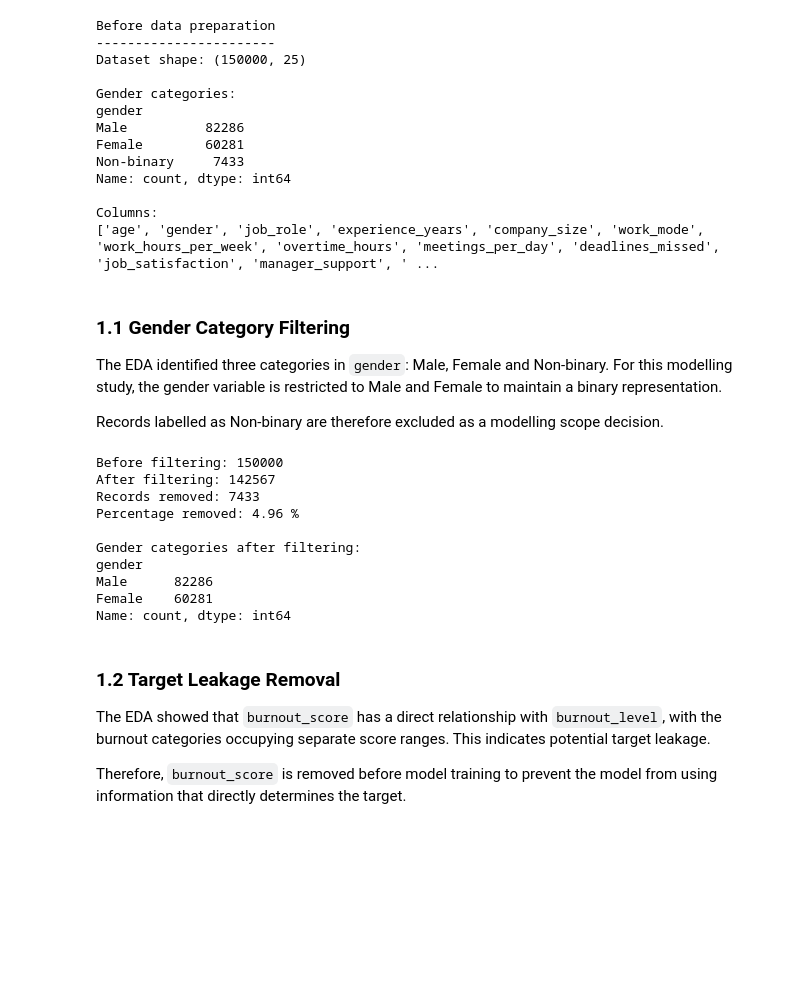
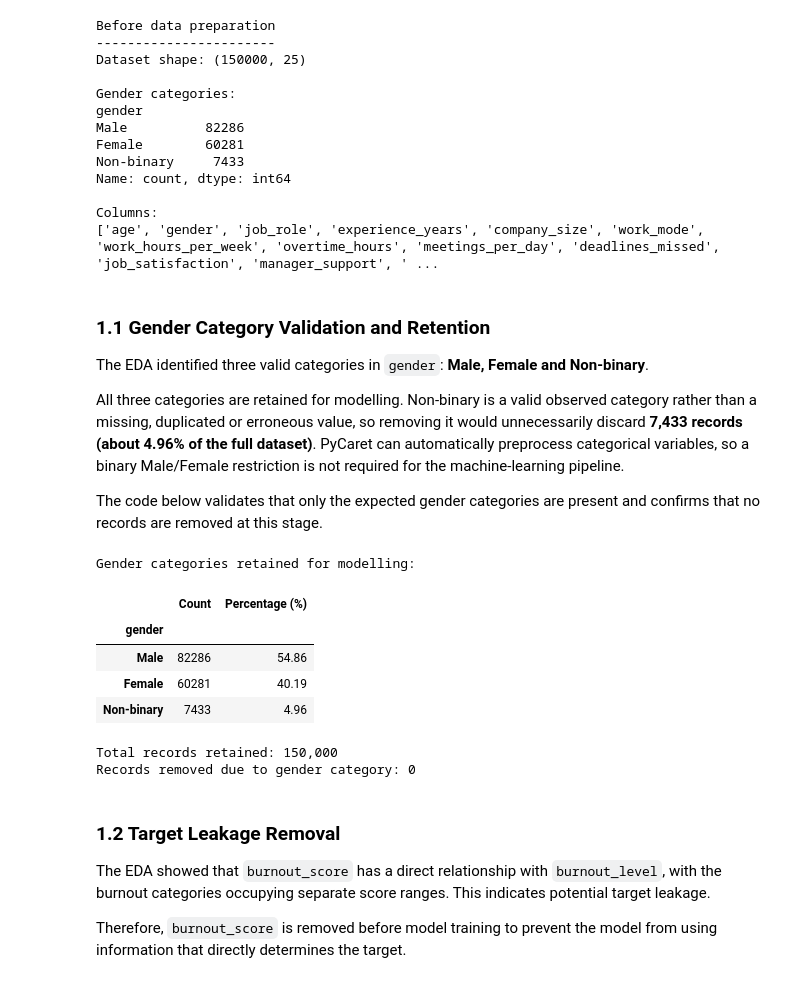
Before and after one commit to KingBisky/IT3385_Team5_Assignment, a Jupyter notebook: notebooks/Kang Bin/KangBin_Task1&2_Final.ipynb, the cells around one changed output. Drawn from its saved outputs; the diff is of its cells as text; code cells hidden in the pictures; blank space fills up the shorter version.

```diff
--- a/notebooks/Kang Bin/KangBin_Task1&2.ipynb
+++ b/notebooks/Kang Bin/KangBin_Task1&2_Final.ipynb
@@ -798,45 +800,44 @@ Name: count, dtype: int64
 Columns:
 ['age', 'gender', 'job_role', 'experience_years', 'company_size', 'work_mode', 'work_hours_per_week', 'overtime_hours', 'meetings_per_day', 'deadlines_missed', 'job_satisfaction', 'manager_support', ' ...
 # %% [markdown]
-### 1.1 Gender Category Filtering
+### 1.1 Gender Category Validation and Retention
 
-The EDA identified three categories in `gender`: Male, Female and Non-binary. For this modelling study, the gender variable is restricted to Male and Female to maintain a binary representation.
+The EDA identified three valid categories in `gender`: **Male, Female and Non-binary**.
 
-Records labelled as Non-binary are therefore excluded as a modelling scope decision.
+All three categories are retained for modelling. Non-binary is a valid observed category rather than a missing, duplicated or erroneous value, so removing it would unnecessarily discard **7,433 records (about 4.96% of the full dataset)**. PyCaret can automatically preprocess categorical variables, so a binary Male/Female restriction is not required for the machine-learning pipeline.
+
+The code below validates that only the expected gender categories are present and confirms that no records are removed at this stage.
 # %%
-before_rows = len(model_df)
+# Validate the gender categories without removing any valid records
+expected_gender_categories = {'Male', 'Female', 'Non-binary'}
+observed_gender_categories = set(model_df['gender'].dropna().unique())
+unexpected_gender_categories = observed_gender_categories - expected_gender_categories
 
-# Keep only Male and Female
-model_df = model_df[
-    model_df['gender'].isin(['Male', 'Female'])
-].copy()
+if unexpected_gender_categories:
+    raise ValueError(
+        f"Unexpected gender categories found: {sorted(unexpected_gender_categories)}"
+    )
 
-after_rows = len(model_df)
-removed_rows = before_rows - after_rows
+# Summarise the retained categories
+gender_summary = model_df['gender'].value_counts().to_frame('Count')
+gender_summary['Percentage (%)'] = (
+    gender_summary['Count'] / len(model_df) * 100
+).round(2)
 
-print("Before filtering:", before_rows)
-print("After filtering:", after_rows)
-print("Records removed:", removed_rows)
+print('Gender categories retained for modelling:')
+display(gender_summary)
 
-print(
-    "Percentage removed:",
-    round(removed_rows / before_rows * 100, 2),
-    "%"
-)
-
-print("\nGender categories after filtering:")
-print(model_df['gender'].value_counts())
+print(f"Total records retained: {len(model_df):,}")
+print('Records removed due to gender category: 0')
 # %% [output]
-Before filtering: 150000
-After filtering: 142567
-Records removed: 7433
-Percentage removed: 4.96 %
-
-Gender categories after filtering:
-gender
-Male      82286
-Female    60281
-Name: count, dtype: int64
+Gender categories retained for modelling:
+|  | Count | Percentage (%) |
+| gender |  |  |
+| Male | 82286 | 54.86 |
+| Female | 60281 | 40.19 |
+| Non-binary | 7433 | 4.96 |
+Total records retained: 150,000
+Records removed due to gender category: 0
 # %% [markdown]
 ### 1.2 Target Leakage Removal
 
```
Also changed, not shown: parts of 44 cells of this notebook, 1 other file.
